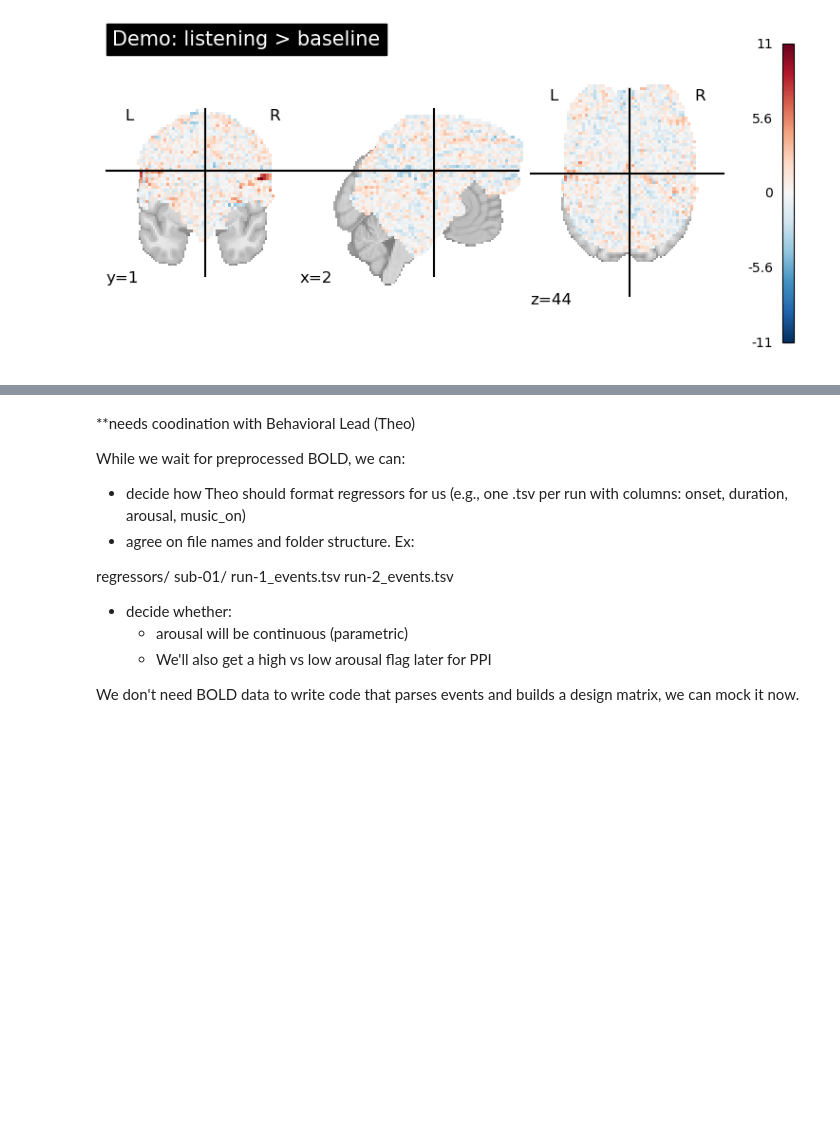
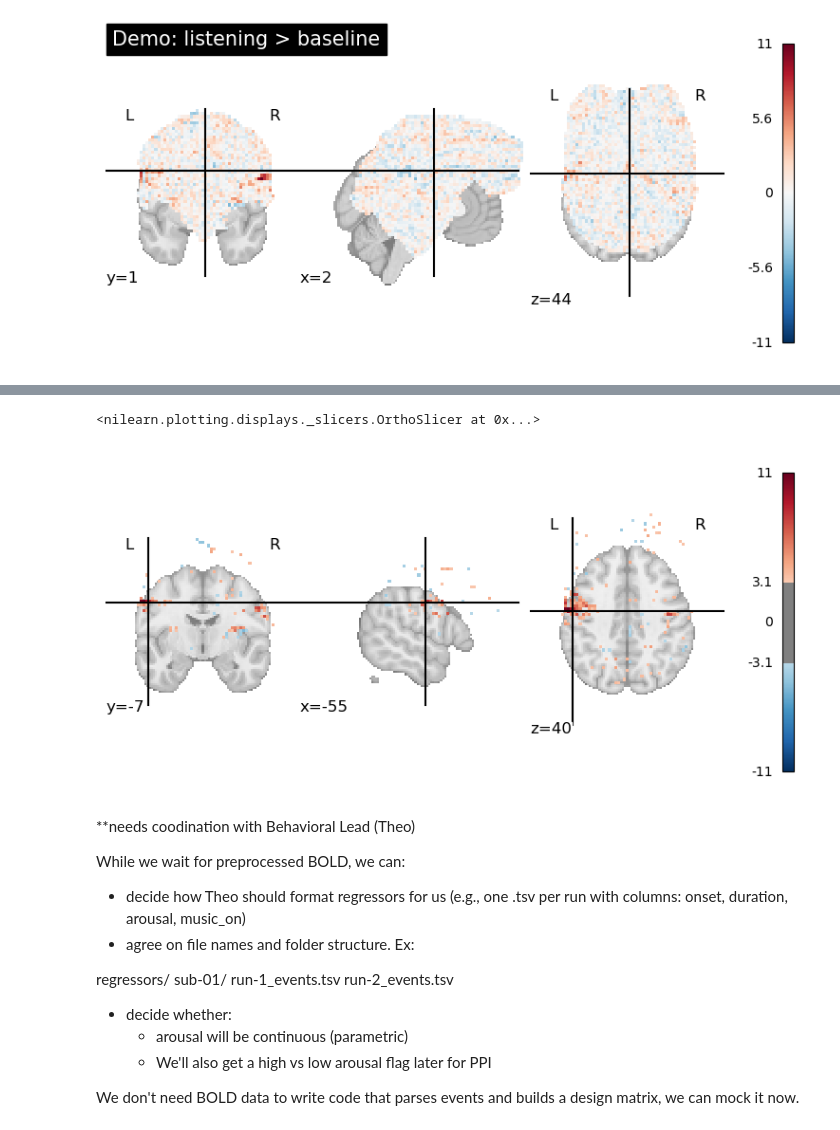
Before and after one commit to ceciliasyk/cogs-108-neural-cadence-, a Jupyter notebook: Nilearn Demo.Psuedo Code.ipynb, the cells around one changed output, grey strips where cells are left out. Drawn from its saved outputs; the diff is of its cells as text; code cells hidden in the pictures; blank space fills up the shorter version.

```diff
--- a/Nilearn Demo.Psuedo Code.ipynb
+++ b/Nilearn Demo.Psuedo Code.ipynb
@@ -46,3 +79,8 @@ Design matrix columns: Index(['listening', 'drift_1', 'drift_2', 'drift_3', 'dri
+# %%
+plot_stat_map(z_map, threshold=threshold)
+# %% [output]
+<nilearn.plotting.displays._slicers.OrthoSlicer at 0x...>
+[figure, added]
 # %% [markdown]
 **needs coodination with Behavioral Lead (Theo)
 
```
Also changed, not shown: parts of 4 cells of this notebook.
